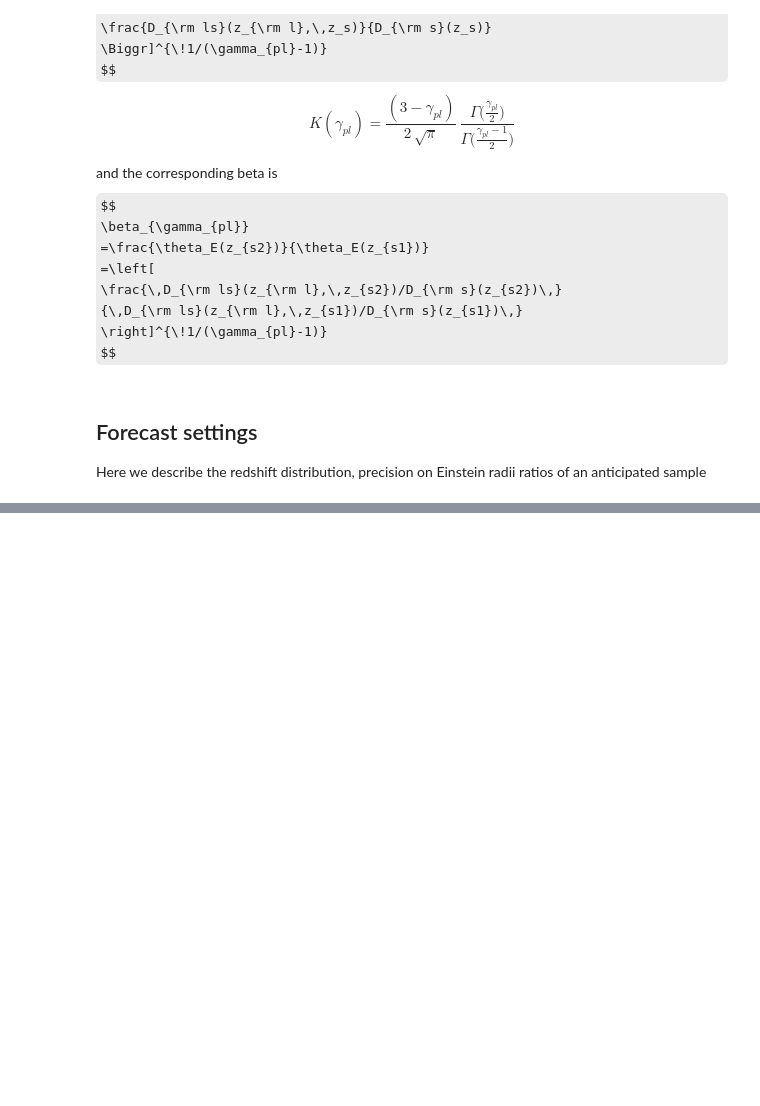
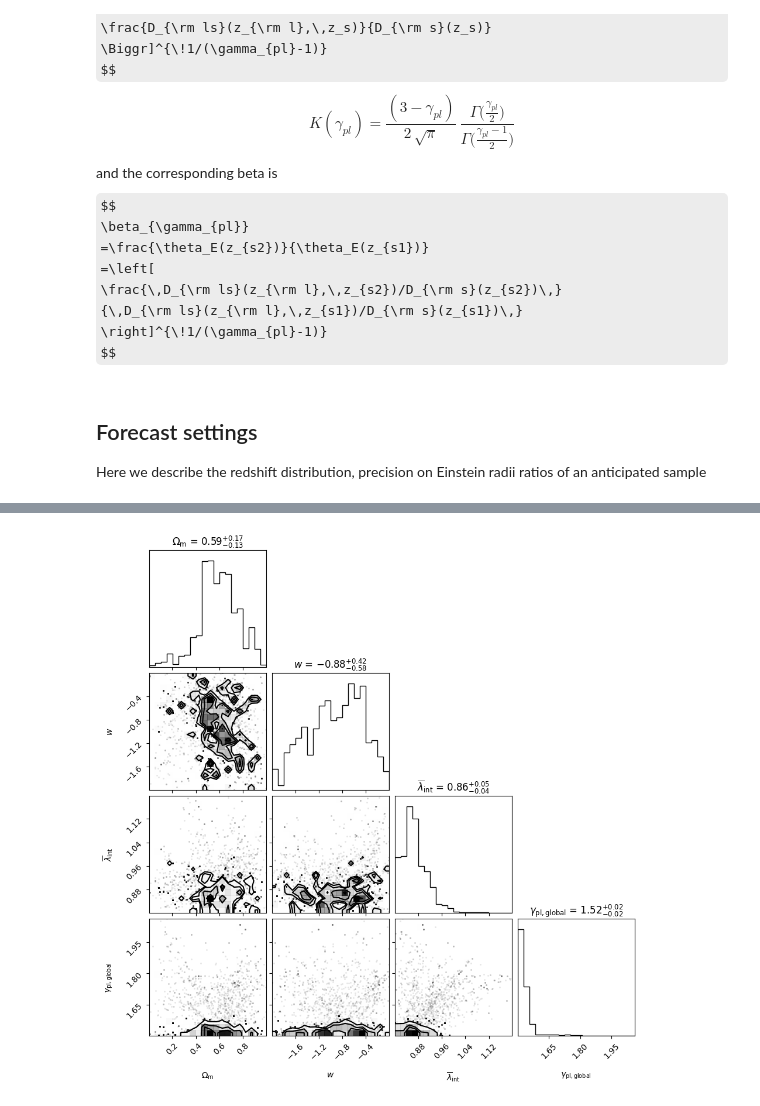
Before and after one commit to timedilatesme/strong-lensing-spring-2025, a Jupyter notebook: final project/pseudo_DSPL_slsim_forecast.ipynb, the cells around one changed output, grey strips where cells are left out. Cells and saved outputs as stored; diff of their text form; code cells hidden in the pictures; some formulas as TeX source; blank space fills up the shorter version.

```diff
--- a/final project/pseudo_DSPL_slsim_forecast.ipynb
+++ b/final project/pseudo_DSPL_slsim_forecast.ipynb
@@ -480,0 +476,25 @@ for i in range(num_dspl):
+# %%
+mcmc_sampler = MCMCSampler(
+    kwargs_dspl_list,
+    cosmology=cosmology,
+    kwargs_model=kwargs_model,
+    kwargs_bounds=kwargs_bounds,
+    **kwargs_sampler
+)
+
+likelihood = mcmc_sampler.chain
+param = mcmc_sampler.param
+
+kwargs_test = {
+    "kwargs_cosmo": {"h0": 70, "om": 0.3, "w": -1},
+    "kwargs_lens": {
+        "lambda_mst": lambda_mst_mean,
+        "lambda_mst_sigma": lambda_mst_sigma,
+        "gamma_pl_mean": gamma_pl_mean + 0.0,
+        "gamma_pl_sigma": gamma_pl_sigma,
+    },
+}
+
+args = param.kwargs2args(**kwargs_test)
+
+%timeit likelihood.likelihood(args)
@@ -480,0 +538,12 @@ for i in range(num_dspl):
+# %%
+mcmc_samples, log_prob = mcmc_sampler.mcmc_emcee(
+    n_walkers, n_burn, n_run, kwargs_mean_start, kwargs_sigma_start
+)
+# %%
+corner.corner(
+    mcmc_samples, show_titles=True, labels=mcmc_sampler.param_names(latex_style=True)
+)
+# plt.savefig("dsp_mst_gamma.pdf", format="pdf", bbox_inches="tight")
+plt.show()
+# %% [output]
+[figure, added]
```
Also changed, not shown: parts of 15 cells of this notebook, 1 other file.
